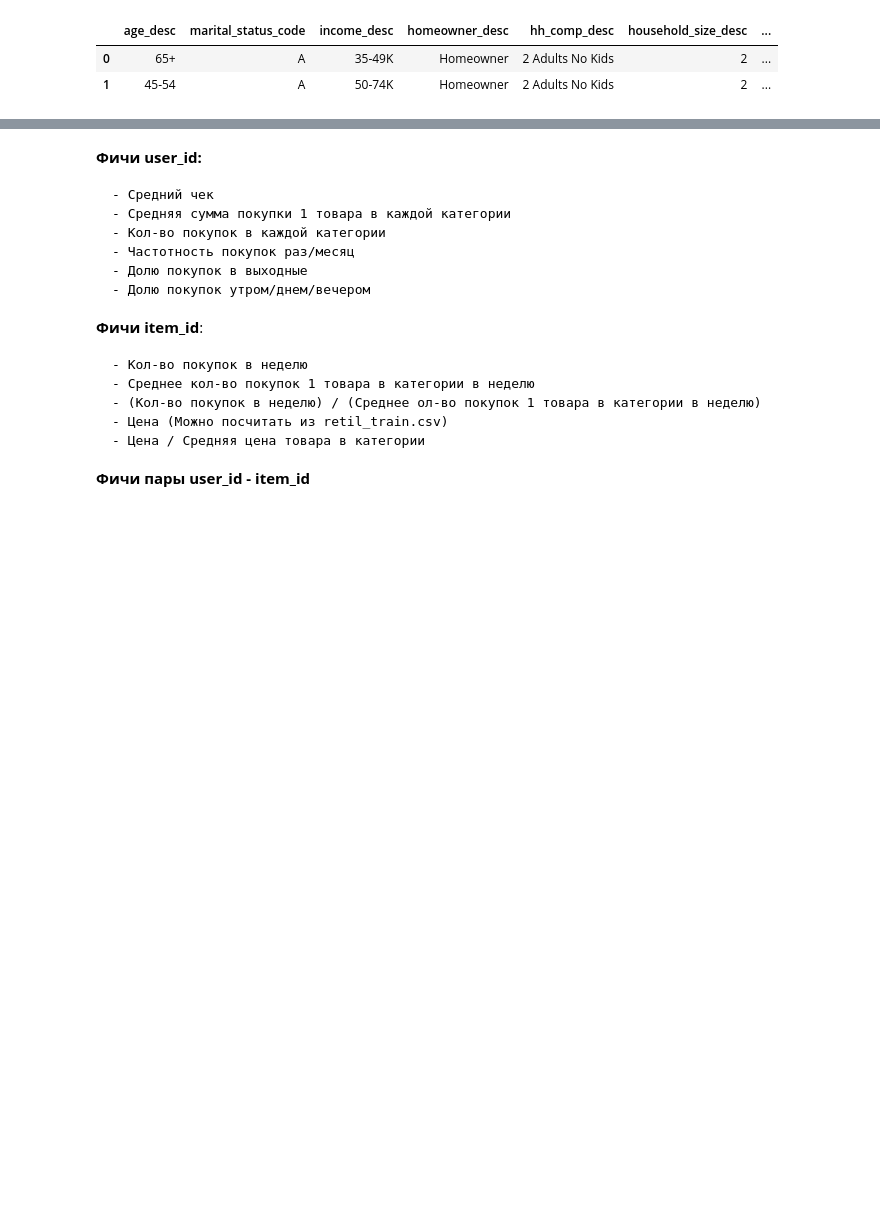
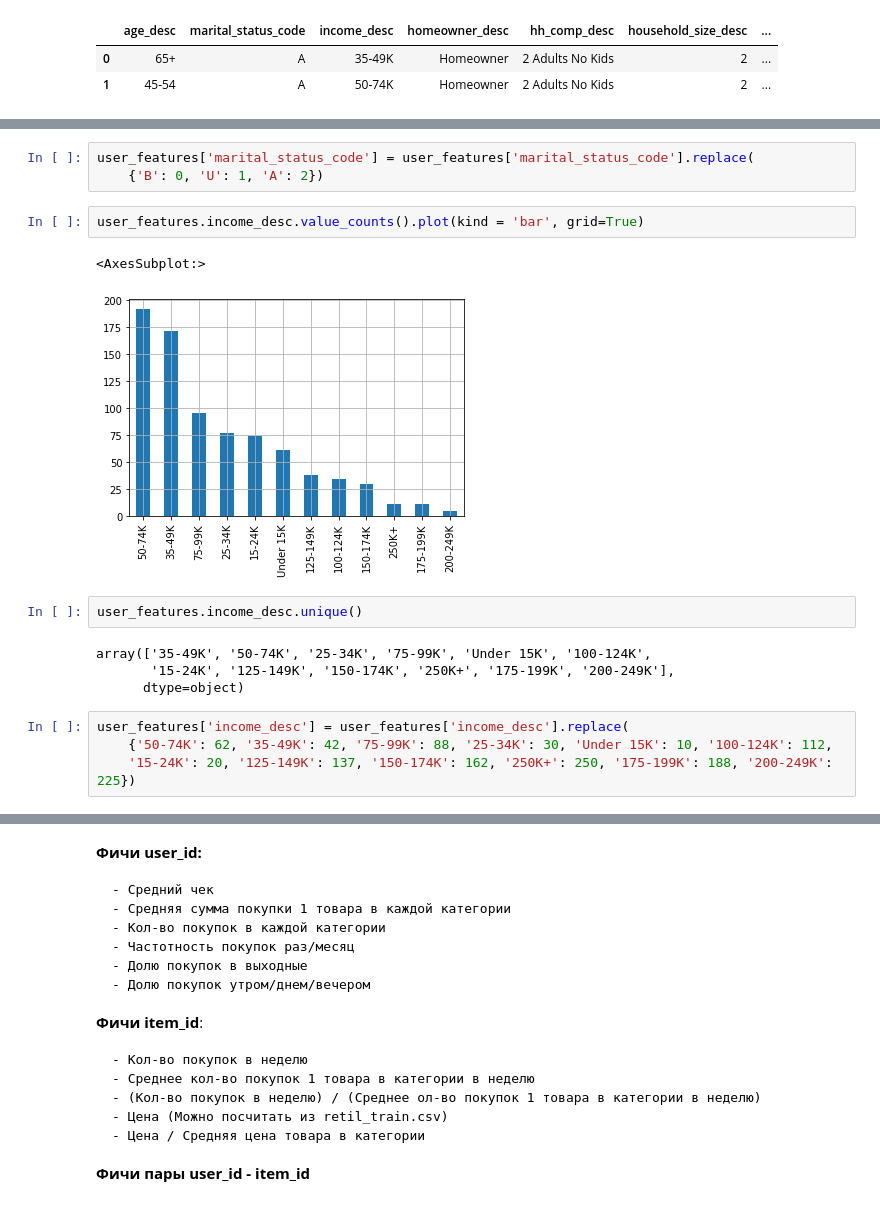
Before and after one commit to lyutov89/recsys, a Jupyter notebook: Lesson_6/webinar_6_hw.ipynb, the cells around one changed output, grey strips where cells are left out. Saved outputs shown, nothing was run; the diff lists cells and outputs as text; blank space fills up the shorter version.

```diff
--- a/Lesson_6/webinar_6_hw.ipynb
+++ b/Lesson_6/webinar_6_hw.ipynb
@@ -537,0 +537,18 @@ department = df_ranker_train[['item_id', 'department']]
+# %%
+user_features['marital_status_code'] = user_features['marital_status_code'].replace(
+    {'B': 0, 'U': 1, 'A': 2})
+# %%
+user_features.income_desc.value_counts().plot(kind = 'bar', grid=True)
+# %% [output]
+<AxesSubplot:>
+[figure, added]
+# %%
+user_features.income_desc.unique()
+# %% [output]
+array(['35-49K', '50-74K', '25-34K', '75-99K', 'Under 15K', '100-124K',
+       '15-24K', '125-149K', '150-174K', '250K+', '175-199K', '200-249K'],
+      dtype=object)
+# %%
+user_features['income_desc'] = user_features['income_desc'].replace(
+    {'50-74K': 62, '35-49K': 42, '75-99K': 88, '25-34K': 30, 'Under 15K': 10, '100-124K': 112,
+    '15-24K': 20, '125-149K': 137, '150-174K': 162, '250K+': 250, '175-199K': 188, '200-249K': 225})
```
Also changed, not shown: parts of 121 cells of this notebook.
